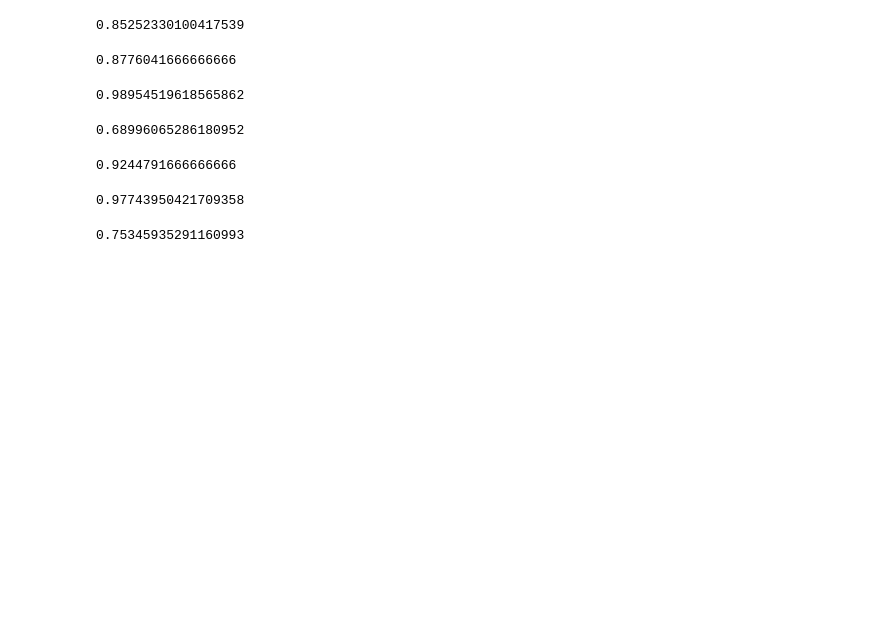
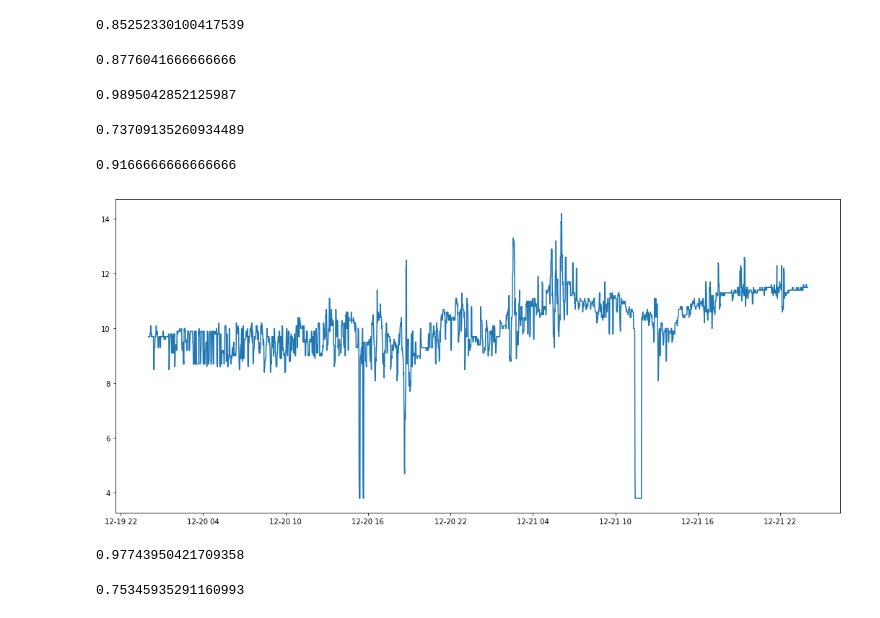
Before and after one commit to sanguis09/Capstone-project, a Jupyter notebook: src/Data Exploration.ipynb, the cells around one changed output. Cells and saved outputs as stored; diff of their text form; code cells hidden in the pictures; blank space fills up the shorter version.

```diff
--- a/src/Data Exploration.ipynb
+++ b/src/Data Exploration.ipynb
@@ -255,6 +259,3 @@ fig = decomposition.plot()
 plt.show() #no trend, this is not time series
 # %% [output]
 [figure]
-# %%
-#Insert new column for benchmark check
-tag_MI['accuracte'] = 0
@@ -565,20 +561,35 @@ boosting = GradientBoostingRegressor(n_estimators=500, max_depth=2, random_state
 boosting.fit(X_train, Y_train)
 boosting.score(X_train, Y_train)
 # %% [output]
-0.98954519618565862
+0.9895042852125987
 # %%
 #predict
 MI_gb = boosting.predict(X_test)
 #check rmse
 mean_squared_error(test['MI'], MI_gb)
 # %% [output]
-0.68996065286180952
+0.73709135260934489
 # %%
 #check accuract
 check_accuracy(MI_gb)
 #92.4% accuracy
 # %% [output]
-0.9244791666666666
+0.9166666666666666
+# %%
+#We want to use our model to predict missing MI in original data
+#Let's look at only Sep 1 data
+tag_MI1 = tag[(tag['Time'] > '2018-12-20') & (tag['Time'] < '2018-12-22')]
+X_test1 = tag_MI1.drop(["Time", "ProdGrade", "MI"],axis=1)
+# %%
+#visulize results
+MI_gb1 = boosting.predict(X_test1) #predict missing MI values
+pred_round_lm1 = pd.DataFrame(list(np.round(MI_gb1,1)), tag_MI1['MI'])
+pred_round_lm1.columns = ['predicted']
+#pred_round_lm1
+plt.plot(tag_MI1['Time'],pred_round_lm1['predicted'])
+plt.show()
+# %% [output]
+[figure, added]
 # %%
 #10. bagging
 bagging = BaggingRegressor(n_estimators=200, max_samples=0.6)
```
Also changed, not shown: parts of 7 cells of this notebook.
